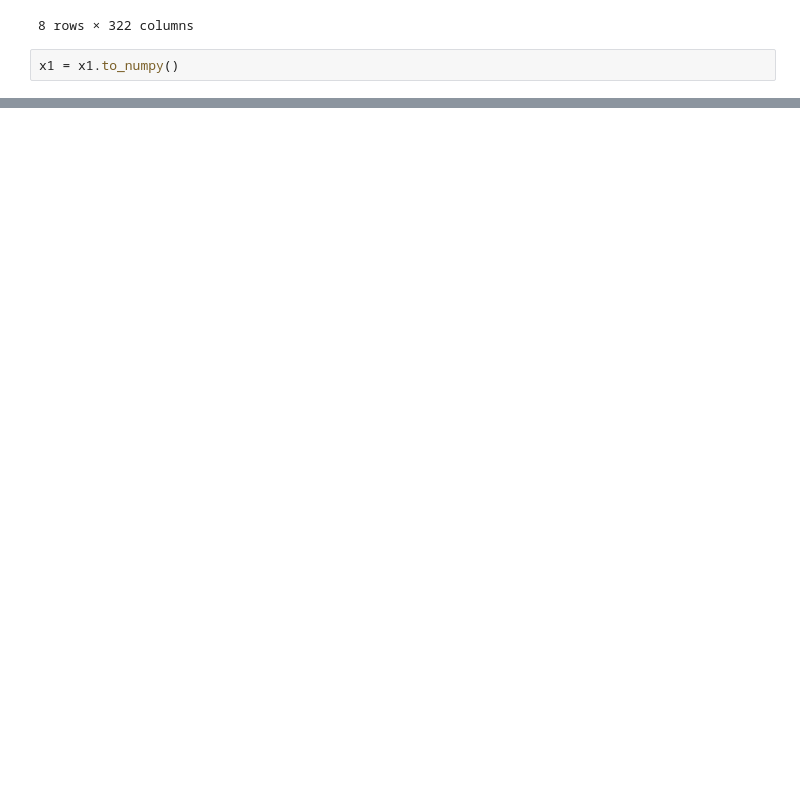
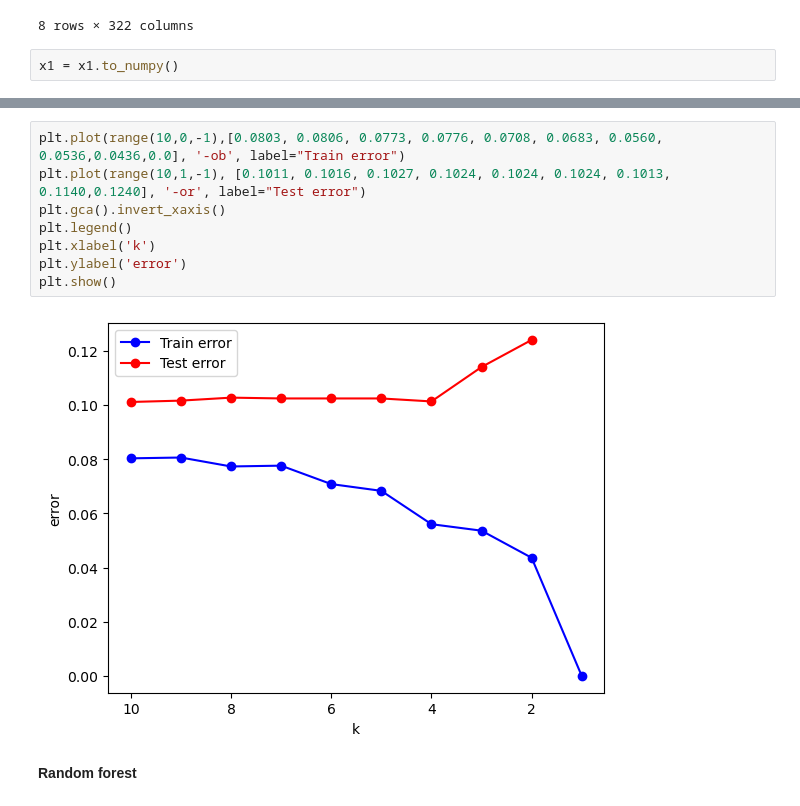
Before and after one commit to SlavikLenkin/MachineLearning, a Jupyter notebook: MachineLearning.ipynb, the cells around one changed output, grey strips where cells are left out. Saved outputs shown, nothing was run; the diff lists cells and outputs as text; blank space fills up the shorter version.

```diff
--- a/MachineLearning.ipynb
+++ b/MachineLearning.ipynb
@@ -770,0 +829,12 @@ Name: fuel_type, Length: 35113, dtype: object
+# %%
+plt.plot(range(10,0,-1),[0.0803, 0.0806, 0.0773, 0.0776, 0.0708, 0.0683, 0.0560, 0.0536,0.0436,0.0], '-ob', label="Train error")
+plt.plot(range(10,1,-1), [0.1011, 0.1016, 0.1027, 0.1024, 0.1024, 0.1024, 0.1013, 0.1140,0.1240], '-or', label="Test error")
+plt.gca().invert_xaxis()
+plt.legend()
+plt.xlabel('k')
+plt.ylabel('error')
+plt.show()
+# %% [output]
+[figure, added]
+# %% [markdown]
+**Random forest**
```
Also changed, not shown: parts of 22 cells of this notebook.
